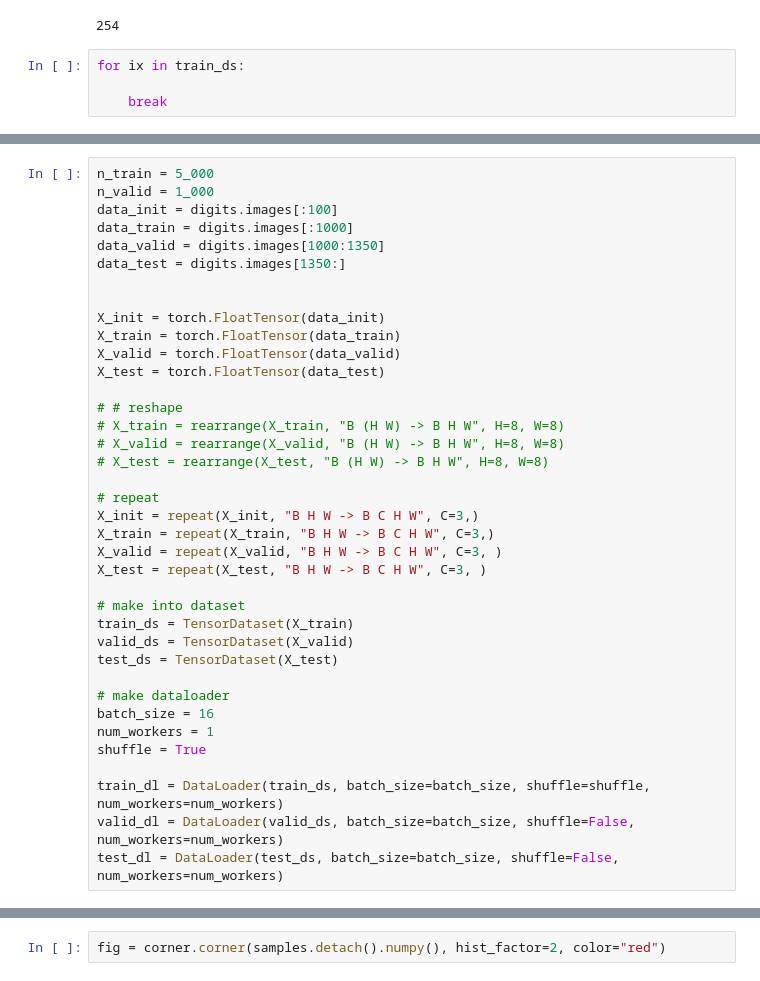
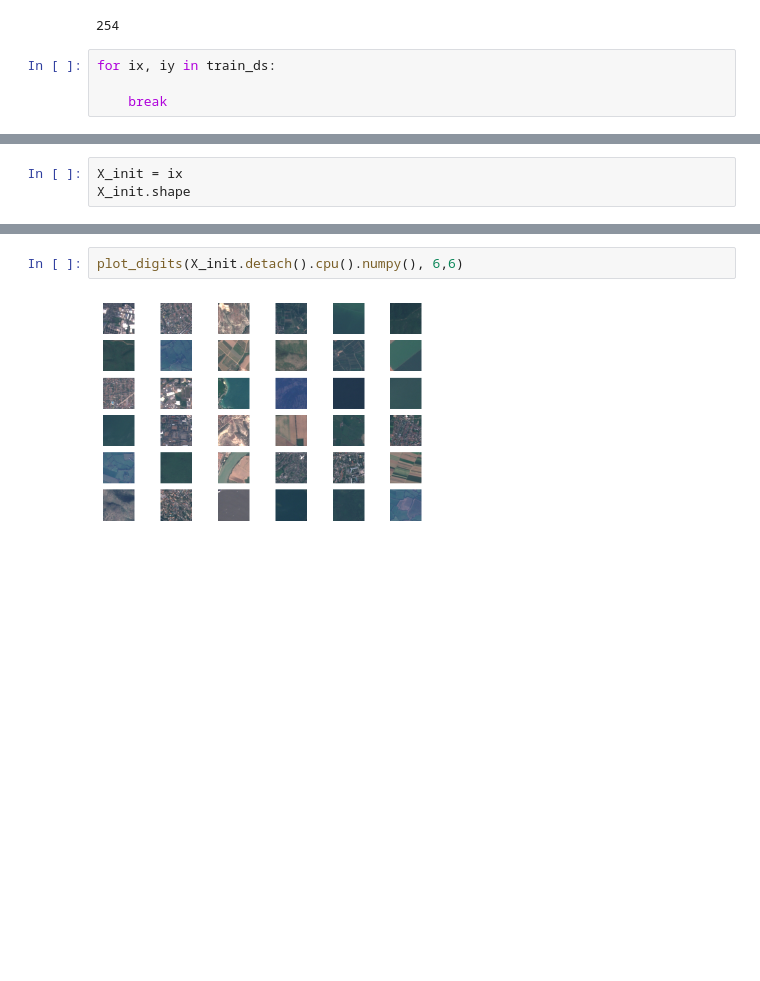
Before and after one commit to IPL-UV/gaussflow, a Jupyter notebook: docs/assets/demo/eurosat/datasets_eurosat.ipynb, the cells around one changed output, grey strips where cells are left out. Saved outputs shown, nothing was run; the diff lists cells and outputs as text; blank space fills up the shorter version.

```diff
--- a/docs/assets/demo/eurosat/datasets_eurosat.ipynb
+++ b/docs/assets/demo/eurosat/datasets_eurosat.ipynb
@@ -108,6 +108,6 @@ len(train_ds)
 # %% [output]
 254
 # %%
-for ix in train_ds:
+for ix, iy in train_ds:
 
     break
@@ -152,0 +114,3 @@ class Digits(Dataset):
+# %%
+X_init = ix
+X_init.shape
@@ -198,38 +131,0 @@ from torchvision.transforms import Compose, ToTensor
-# %%
-n_train = 5_000
-n_valid = 1_000
-data_init = digits.images[:100]
-data_train = digits.images[:1000]
-data_valid = digits.images[1000:1350]
-data_test = digits.images[1350:]
-
-
-X_init = torch.FloatTensor(data_init)
-X_train = torch.FloatTensor(data_train)
-X_valid = torch.FloatTensor(data_valid)
-X_test = torch.FloatTensor(data_test)
-
-# # reshape
-# X_train = rearrange(X_train, "B (H W) -> B H W", H=8, W=8)
-# X_valid = rearrange(X_valid, "B (H W) -> B H W", H=8, W=8)
-# X_test = rearrange(X_test, "B (H W) -> B H W", H=8, W=8)
-
-# repeat
-X_init = repeat(X_init, "B H W -> B C H W", C=3,)
-X_train = repeat(X_train, "B H W -> B C H W", C=3,)
-X_valid = repeat(X_valid, "B H W -> B C H W", C=3, )
-X_test = repeat(X_test, "B H W -> B C H W", C=3, )
-
-# make into dataset
-train_ds = TensorDataset(X_train)
-valid_ds = TensorDataset(X_valid)
-test_ds = TensorDataset(X_test)
-
-# make dataloader
-batch_size = 16
-num_workers = 1
-shuffle = True
-
-train_dl = DataLoader(train_ds, batch_size=batch_size, shuffle=shuffle, num_workers=num_workers)
-valid_dl = DataLoader(valid_ds, batch_size=batch_size, shuffle=False, num_workers=num_workers)
-test_dl = DataLoader(test_ds, batch_size=batch_size, shuffle=False, num_workers=num_workers)
@@ -817,2 +132,4 @@ plot_digits(samples.detach().numpy(), 4, 4)
-# %%
-fig = corner.corner(samples.detach().numpy(), hist_factor=2, color="red")
+# %%
+plot_digits(X_init.detach().cpu().numpy(), 6,6)
+# %% [output]
+[figure, added]
```
Also changed, not shown: parts of 70 cells of this notebook.
